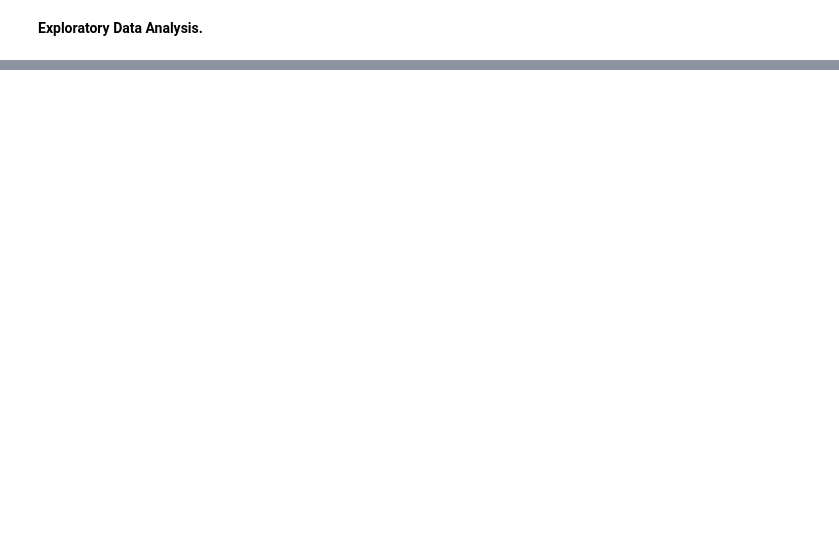
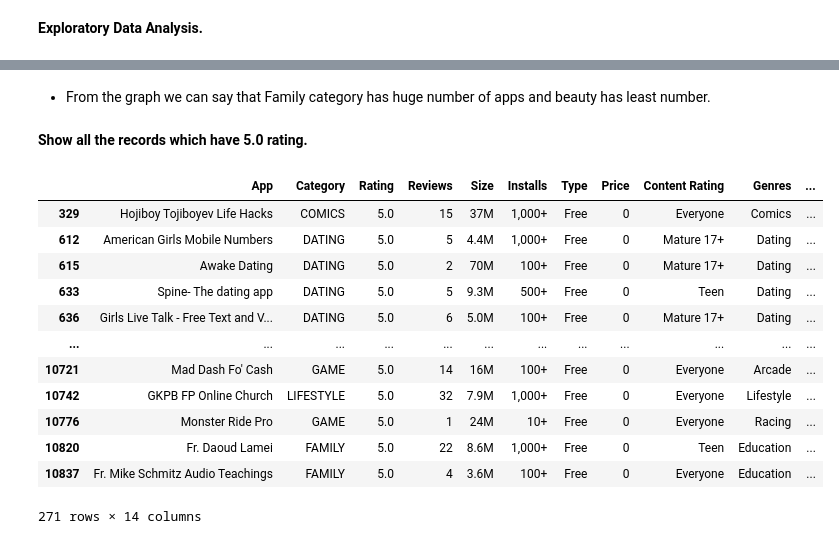
Before and after one commit to deepthisree2000/GooglePlaystore-EDA, a Jupyter notebook: Googleplaystore analysis.ipynb, the cells around one changed output, grey strips where cells are left out. Drawn from its saved outputs; the diff is of its cells as text; code cells hidden in the pictures; blank space fills up the shorter version.

```diff
--- a/Googleplaystore analysis.ipynb
+++ b/Googleplaystore analysis.ipynb
@@ -191,0 +206,20 @@ df.sample(1)
+# %% [markdown]
+* From the graph we can say that Family category has huge number of apps and beauty has least number.
+# %% [markdown]
+**Show all the records which have 5.0 rating.**
+# %%
+df[(df.Rating == 5.0)]
+# %% [output]
+|  | App | Category | Rating | Reviews | Size | Installs | Type | Price | Content Rating | Genres | ... |
+| 329 | Hojiboy Tojiboyev Life Hacks | COMICS | 5.0 | 15 | 37M | 1,000+ | Free | 0 | Everyone | Comics | ... |
+| 612 | American Girls Mobile Numbers | DATING | 5.0 | 5 | 4.4M | 1,000+ | Free | 0 | Mature 17+ | Dating | ... |
+| 615 | Awake Dating | DATING | 5.0 | 2 | 70M | 100+ | Free | 0 | Mature 17+ | Dating | ... |
+| 633 | Spine- The dating app | DATING | 5.0 | 5 | 9.3M | 500+ | Free | 0 | Teen | Dating | ... |
+| 636 | Girls Live Talk - Free Text and V... | DATING | 5.0 | 6 | 5.0M | 100+ | Free | 0 | Mature 17+ | Dating | ... |
+| ... | ... | ... | ... | ... | ... | ... | ... | ... | ... | ... | ... |
+| 10721 | Mad Dash Fo' Cash | GAME | 5.0 | 14 | 16M | 100+ | Free | 0 | Everyone | Arcade | ... |
+| 10742 | GKPB FP Online Church | LIFESTYLE | 5.0 | 32 | 7.9M | 1,000+ | Free | 0 | Everyone | Lifestyle | ... |
+| 10776 | Monster Ride Pro | GAME | 5.0 | 1 | 24M | 10+ | Free | 0 | Everyone | Racing | ... |
+| 10820 | Fr. Daoud Lamei | FAMILY | 5.0 | 22 | 8.6M | 1,000+ | Free | 0 | Teen | Education | ... |
+| 10837 | Fr. Mike Schmitz Audio Teachings | FAMILY | 5.0 | 4 | 3.6M | 100+ | Free | 0 | Everyone | Education | ... |
+271 rows × 14 columns
```
Also changed, not shown: parts of 18 cells of this notebook.
